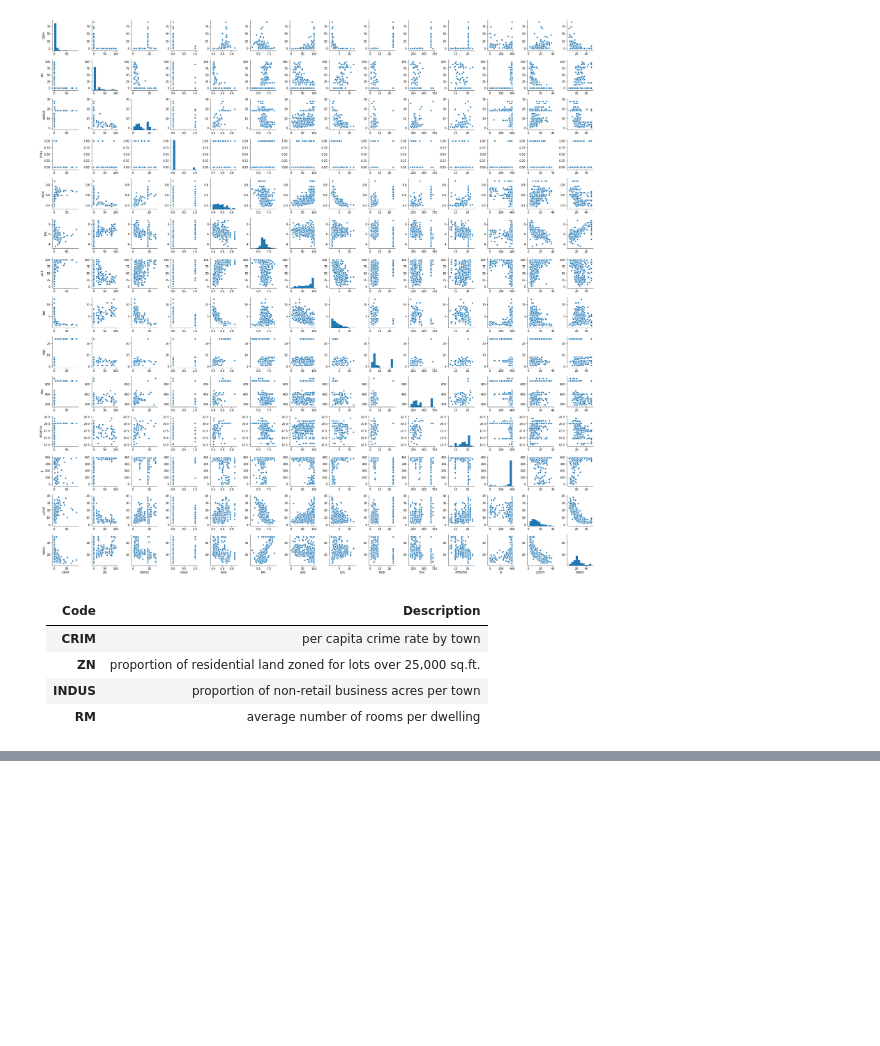
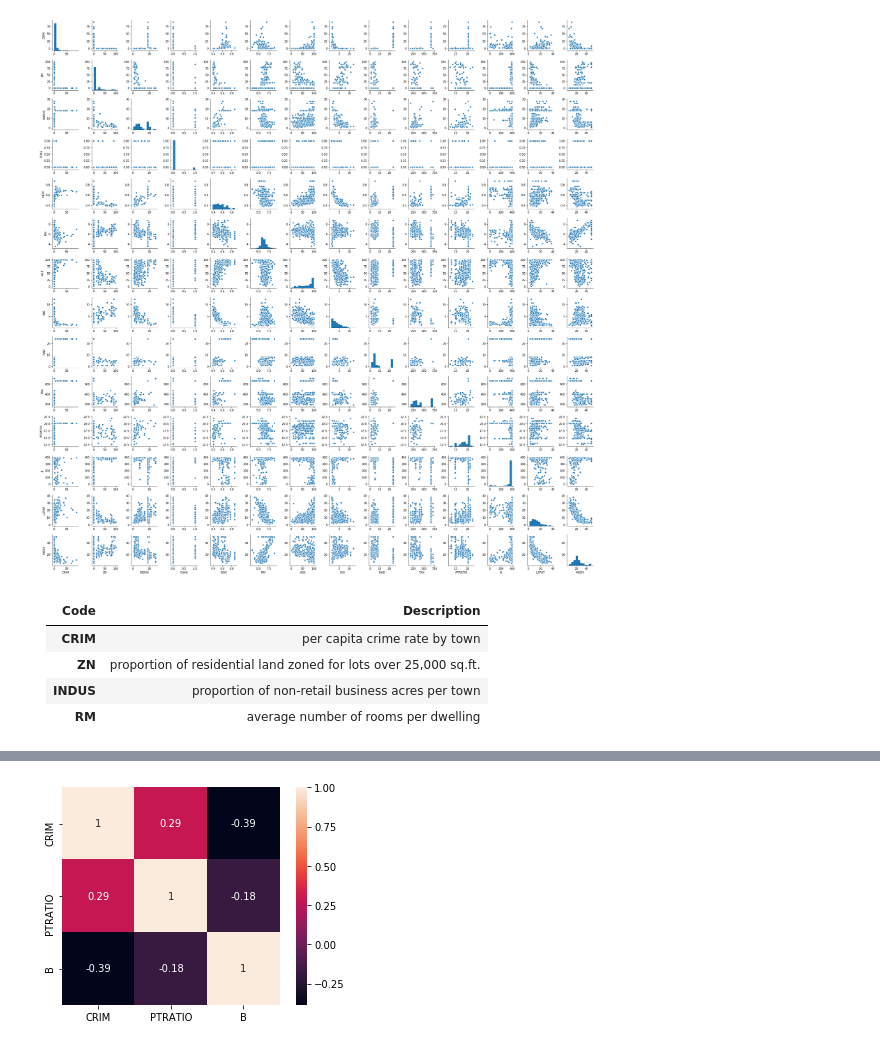
Before and after one commit to SirWilliamIII/machine_learning_projects, a Jupyter notebook: boston_housing/Boston Housing Project.ipynb, the cells around one changed output, grey strips where cells are left out. Cells and saved outputs as stored; diff of their text form; code cells hidden in the pictures; blank space fills up the shorter version.

```diff
--- a/boston_housing/Boston Housing Project.ipynb
+++ b/boston_housing/Boston Housing Project.ipynb
@@ -71,0 +120,6 @@ plt.show()
+# %%
+cols_ = ['CRIM', 'PTRATIO', 'B']
+sns.heatmap(df[cols_].corr(), annot=True, square=True)
+plt.show()
+# %% [output]
+[figure, added]
```
Also changed, not shown: parts of 11 cells of this notebook, 2 other files.
